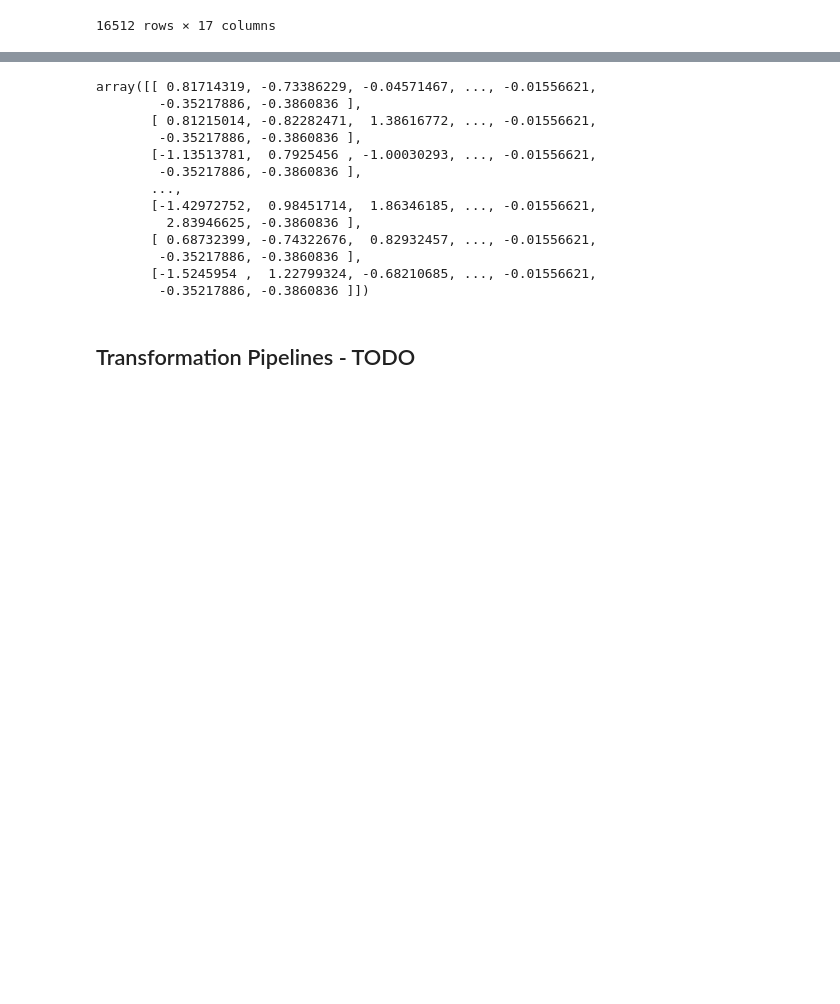
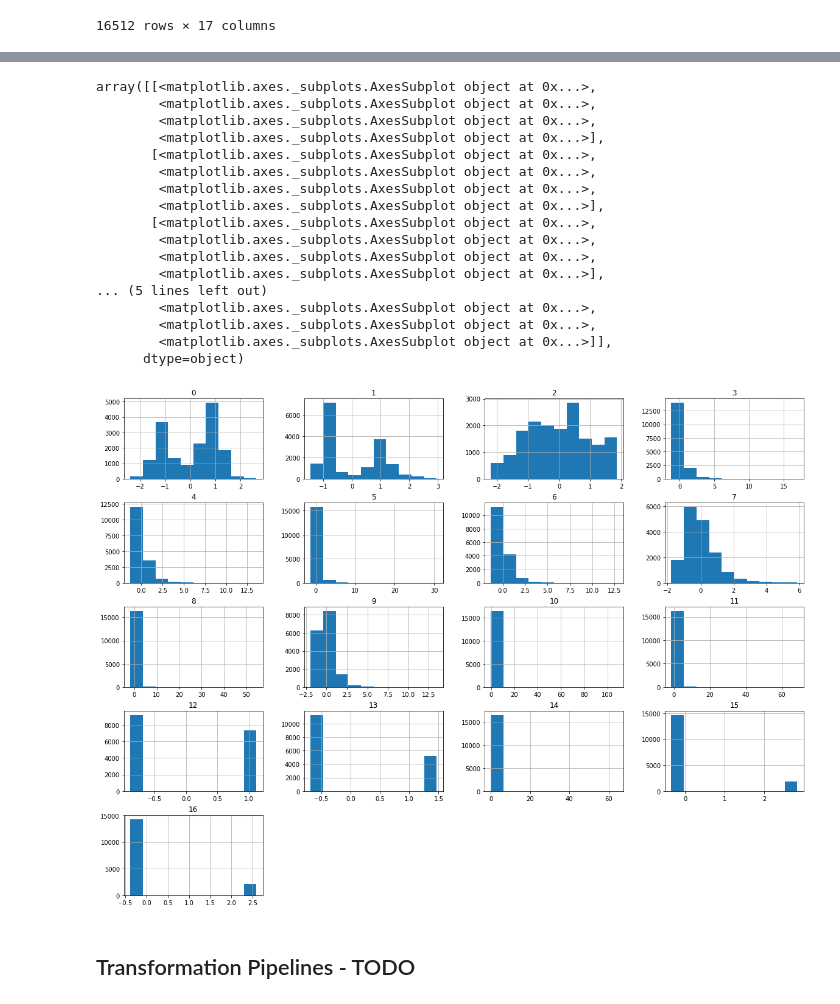
Before and after one commit to VladiGGeorgiev/ml-playground, a Jupyter notebook: ml/California-Median-House-Price.ipynb, the cells around one changed output, grey strips where cells are left out. Drawn from its saved outputs; the diff is of its cells as text; code cells hidden in the pictures; blank space fills up the shorter version.

```diff
--- a/ml/California-Median-House-Price.ipynb
+++ b/ml/California-Median-House-Price.ipynb
@@ -368,22 +406,28 @@ Reshape your data either using array.reshape(-1, 1) if your data has a single fe
 # %%
 stdScaler = StandardScaler()
 data2 = housing_train_data.copy()
-stdScaler.fit(data2)
-stdScaler.transform(data2)
+stdScaler.fit(data2.values)
+data2 = DataFrame(stdScaler.transform(data2.values))
+data2.hist(figsize = (20,15))
 # %% [output]
-array([[ 0.81714319, -0.73386229, -0.04571467, ..., -0.01556621,
-        -0.35217886, -0.3860836 ],
-       [ 0.81215014, -0.82282471,  1.38616772, ..., -0.01556621,
-        -0.35217886, -0.3860836 ],
-       [-1.13513781,  0.7925456 , -1.00030293, ..., -0.01556621,
-        -0.35217886, -0.3860836 ],
-       ...,
-       [-1.42972752,  0.98451714,  1.86346185, ..., -0.01556621,
-         2.83946625, -0.3860836 ],
-       [ 0.68732399, -0.74322676,  0.82932457, ..., -0.01556621,
-        -0.35217886, -0.3860836 ],
-       [-1.5245954 ,  1.22799324, -0.68210685, ..., -0.01556621,
-        -0.35217886, -0.3860836 ]])
+array([[<matplotlib.axes._subplots.AxesSubplot object at 0x...>,
+        <matplotlib.axes._subplots.AxesSubplot object at 0x...>,
+        <matplotlib.axes._subplots.AxesSubplot object at 0x...>,
+        <matplotlib.axes._subplots.AxesSubplot object at 0x...>],
+       [<matplotlib.axes._subplots.AxesSubplot object at 0x...>,
+        <matplotlib.axes._subplots.AxesSubplot object at 0x...>,
+        <matplotlib.axes._subplots.AxesSubplot object at 0x...>,
+        <matplotlib.axes._subplots.AxesSubplot object at 0x...>],
+       [<matplotlib.axes._subplots.AxesSubplot object at 0x...>,
+        <matplotlib.axes._subplots.AxesSubplot object at 0x...>,
+        <matplotlib.axes._subplots.AxesSubplot object at 0x...>,
+        <matplotlib.axes._subplots.AxesSubplot object at 0x...>],
+... (5 lines left out)
+        <matplotlib.axes._subplots.AxesSubplot object at 0x...>,
+        <matplotlib.axes._subplots.AxesSubplot object at 0x...>,
+        <matplotlib.axes._subplots.AxesSubplot object at 0x...>]],
+      dtype=object)
+[figure, added]
 # %% [markdown]
 ## Transformation Pipelines - TODO
 # %% [markdown]
```
Also changed, not shown: parts of 4 cells of this notebook.
